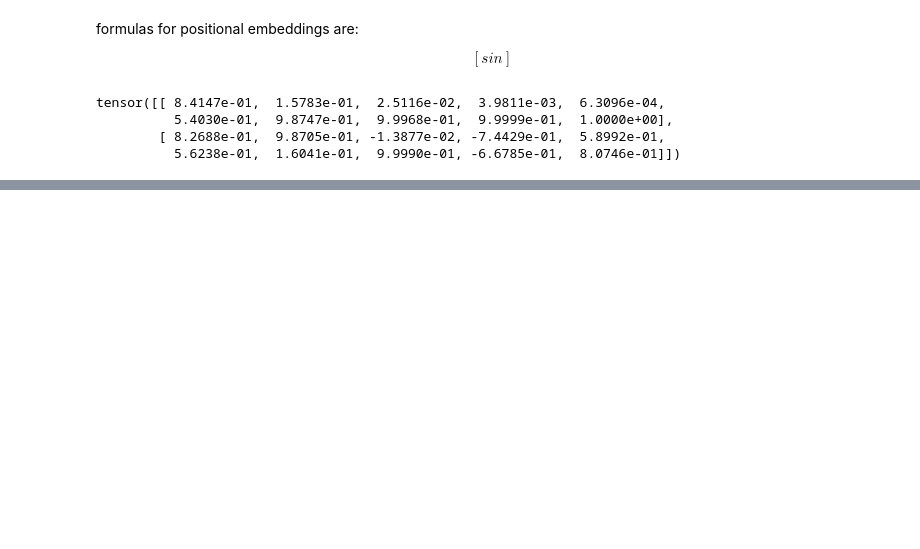
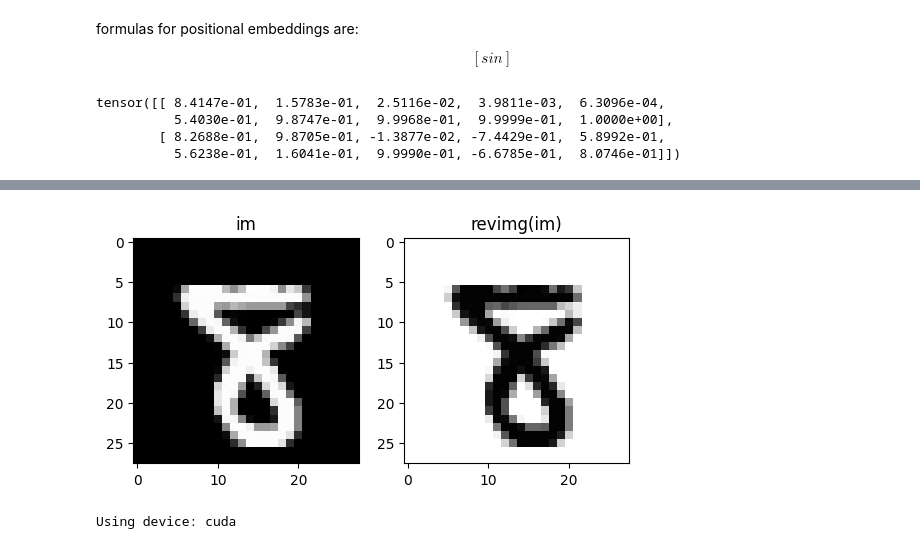
Before and after one commit to maikuvit/DMAD-DDPM, a Jupyter notebook: Direct_Diffusion/diffusion.ipynb, the cells around one changed output, grey strips where cells are left out. Cells and saved outputs as stored; diff of their text form; code cells hidden in the pictures; blank space fills up the shorter version.

```diff
--- a/Direct_Diffusion/diffusion.ipynb
+++ b/Direct_Diffusion/diffusion.ipynb
@@ -465,4 +476,20 @@ class MnistDataset(Dataset):
         # Convert input to -1 to 1 range.
         im_tensor = (2 * im_tensor) - 1
         return im_tensor
+# %%
+im = MnistDataset('train', im_path="../data/train/images").__getitem__(0)
+# %%
+def revimg(img):
+    return (img * -1)
+# %%
+import matplotlib.pyplot as plt
+
+fig, axs = plt.subplots(1, 2)
+axs[0].imshow(im[0], cmap='gray')
+axs[0].set_title('im')
+axs[1].imshow(revimg(im[0]),cmap='gray')
+axs[1].set_title('revimg(im)')
+plt.show()
+# %% [output]
+[figure, added]
 # %%
@@ -473,15 +500,16 @@ TIMESTEPS = 200
 # %%
-#device = torch.device('cuda' if torch.cuda.is_available() else 'cpu')
-device = "cpu"
+device = torch.device('cuda' if torch.cuda.is_available() else 'cpu')
+
+print('Using device:', device)
 from torch.optim import Adam
 
 def train(model):
 
-
     # Create the noise scheduler
     scheduler = NoiseScheduler( noise_start=0.00001,
                                 noise_end=0.02,
-                                steps=200)
+                                steps=STEPS)
+    scheduler.to(device) #handmade move
 
     # Create the dataset
     mnist = MnistDataset('train', im_path="../data/train/images")
@@ -493,27 +521,34 @@ def train(model):
         os.mkdir("out")
 
     # Specify training parameters
-    optimizer = Adam(model.parameters(), lr=0.00001)
+    optimizer = Adam(model.parameters(), lr=0.0001)
     criterion = torch.nn.MSELoss()
 
     # Run training
     for epoch_idx in range(NUM_EPOCHS):
         losses = []
+        if device.type == 'cuda':
+             torch.cuda.empty_cache()
         for im in tqdm(mnist_loader):
             optimizer.zero_grad()
             im = im.float().to(device)
+            rev_im = revimg(im).to(device)
 
-            # Sample random noise
+            # Sample random noise from Z ...
             noise = torch.randn_like(im).to(device)
 
             # Sample timestep
-            t = torch.randint(0, TIMESTEPS, (im.shape[0],)).to(device)
+            t = torch.randint(0, STEPS, (im.shape[0],)).to(device)
 
             # Add noise to images according to timestep
             noisy_im = scheduler.add_noise(im, noise, t)
+
             noise_pred = model(noisy_im, t)
 
-            loss = criterion(noise_pred, noise)
+            noisy_target = scheduler.add_noise(rev_im, noise_pred, t)
+            noisy_rev = scheduler.add_noise(rev_im, noise, t)
+
+            loss = criterion(noisy_rev, noisy_target)
             losses.append(loss.item())
             loss.backward()
             optimizer.step()
@@ -525,6 +560,8 @@ def train(model):
                                                     "m1.pth"))
 
     print('Done Training ...')
+# %% [output]
+Using device: cuda
 # %%
 # Instantiate the model
 model = unet(1).to(device)
```
Also changed, not shown: parts of 12 cells of this notebook, 6 other files.
